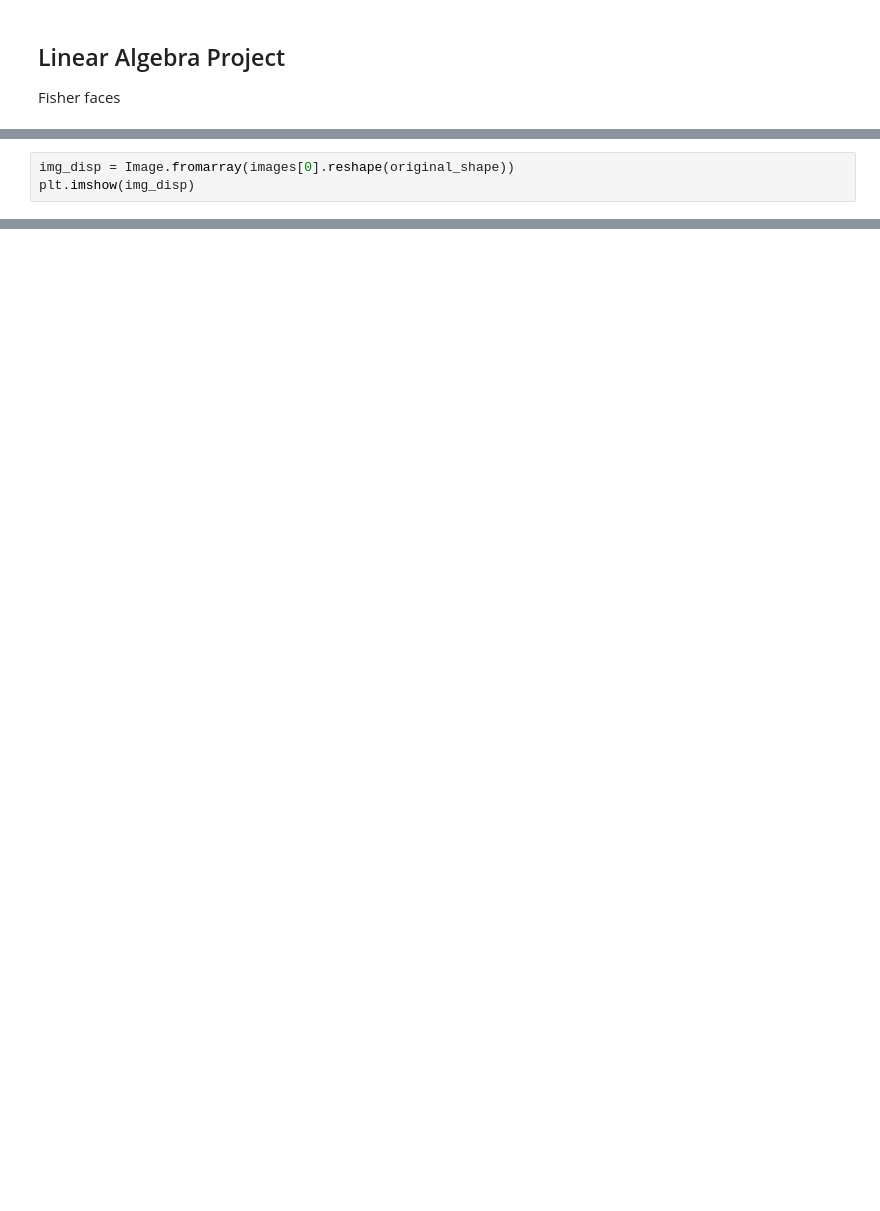
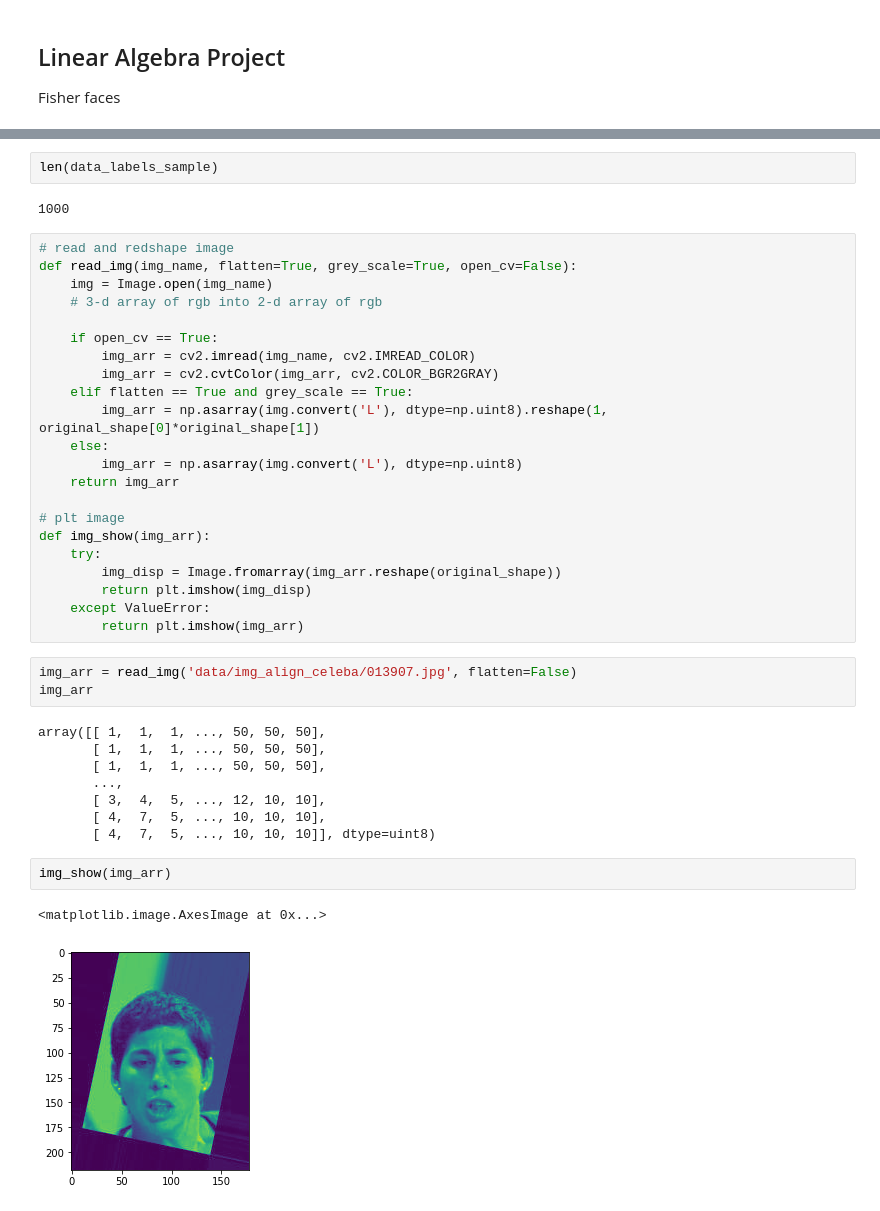
Before and after one commit to marianpetruk/face-recognition-linear-algebra, a Jupyter notebook: fisherfaces/LA Project Fisherfaces.ipynb, the cells around one changed output, grey strips where cells are left out. Cells and saved outputs as stored; diff of their text form; blank space fills up the shorter version.

```diff
--- a/fisherfaces/LA Project Fisherfaces.ipynb
+++ b/fisherfaces/LA Project Fisherfaces.ipynb
@@ -74,3 +4,0 @@ array([[233., 233., 233., ...,  66.,  68.,  68.],
-# %%
-img_disp = Image.fromarray(images[0].reshape(original_shape))
-plt.imshow(img_disp)
@@ -199,0 +57,42 @@ PCA(n_components=10)
+# %%
+len(data_labels_sample)
+# %% [output]
+1000
+# %%
+# read and redshape image
+def read_img(img_name, flatten=True, grey_scale=True, open_cv=False):
+    img = Image.open(img_name)
+    # 3-d array of rgb into 2-d array of rgb
+
+    if open_cv == True:
+        img_arr = cv2.imread(img_name, cv2.IMREAD_COLOR)
+        img_arr = cv2.cvtColor(img_arr, cv2.COLOR_BGR2GRAY)
+    elif flatten == True and grey_scale == True:
+        img_arr = np.asarray(img.convert('L'), dtype=np.uint8).reshape(1, original_shape[0]*original_shape[1])
+    else:
+        img_arr = np.asarray(img.convert('L'), dtype=np.uint8)
+    return img_arr
+
+# plt image
+def img_show(img_arr):
+    try:
+        img_disp = Image.fromarray(img_arr.reshape(original_shape))
+        return plt.imshow(img_disp)
+    except ValueError:
+        return plt.imshow(img_arr)
+# %%
+img_arr = read_img('data/img_align_celeba/013907.jpg', flatten=False)
+img_arr
+# %% [output]
+array([[ 1,  1,  1, ..., 50, 50, 50],
+       [ 1,  1,  1, ..., 50, 50, 50],
+       [ 1,  1,  1, ..., 50, 50, 50],
+       ...,
+       [ 3,  4,  5, ..., 12, 10, 10],
+       [ 4,  7,  5, ..., 10, 10, 10],
+       [ 4,  7,  5, ..., 10, 10, 10]], dtype=uint8)
+# %%
+img_show(img_arr)
+# %% [output]
+<matplotlib.image.AxesImage at 0x...>
+[figure, added]
```
Also changed, not shown: parts of 54 cells of this notebook.
